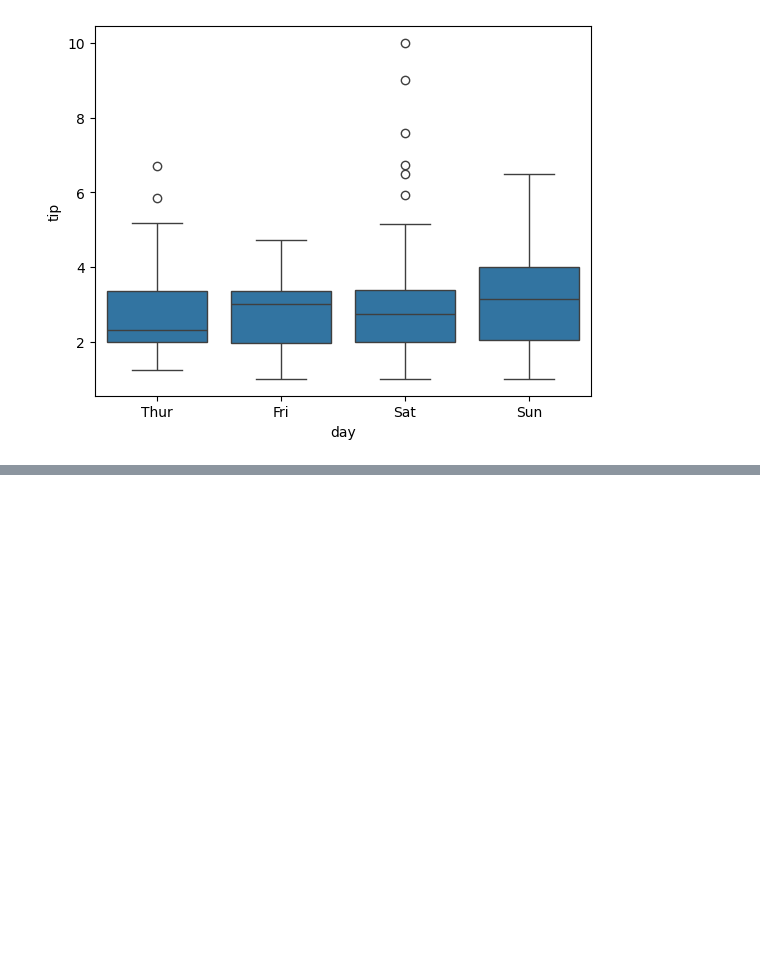
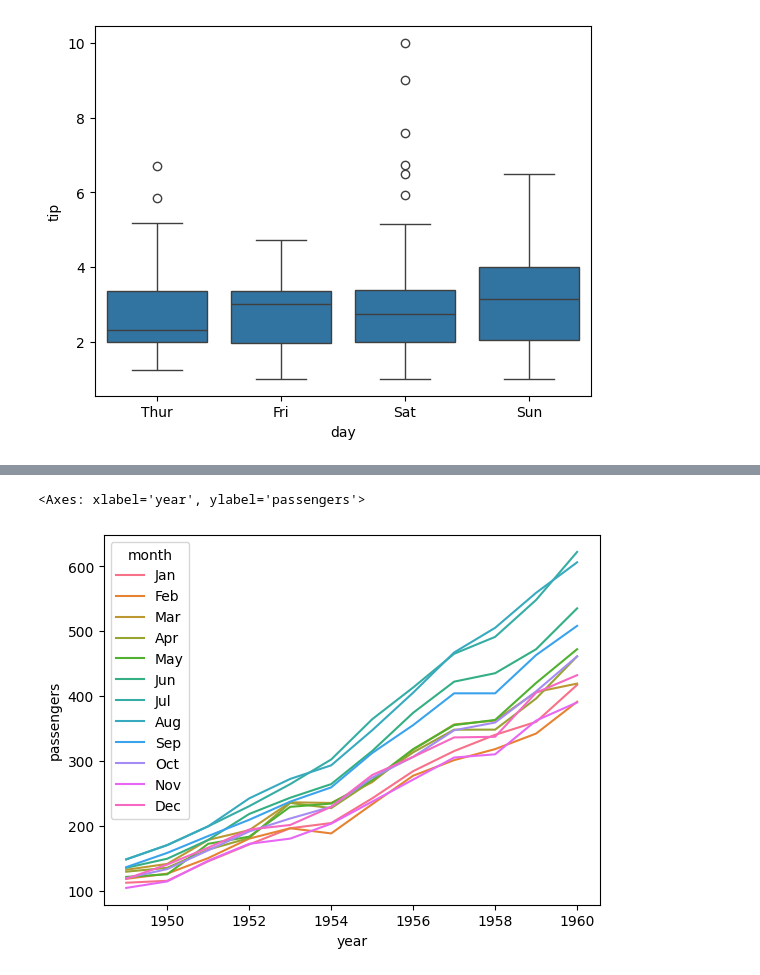
Before and after one commit to Aliyamkamila/Fundamental-Data-Science, a Jupyter notebook: Visualization.ipynb, the cells around one changed output, grey strips where cells are left out. Cells and saved outputs as stored; diff of their text form; code cells hidden in the pictures; blank space fills up the shorter version.

```diff
--- a/Visualization.ipynb
+++ b/Visualization.ipynb
@@ -81,0 +146,5 @@ sns.boxplot(x='day', y='tip', data=tips)
+# %%
+sns.lineplot(x='year', y='passengers', hue='month', data=flights)
+# %% [output]
+<Axes: xlabel='year', ylabel='passengers'>
+[figure, added]
```
Also changed, not shown: parts of 9 cells of this notebook.
